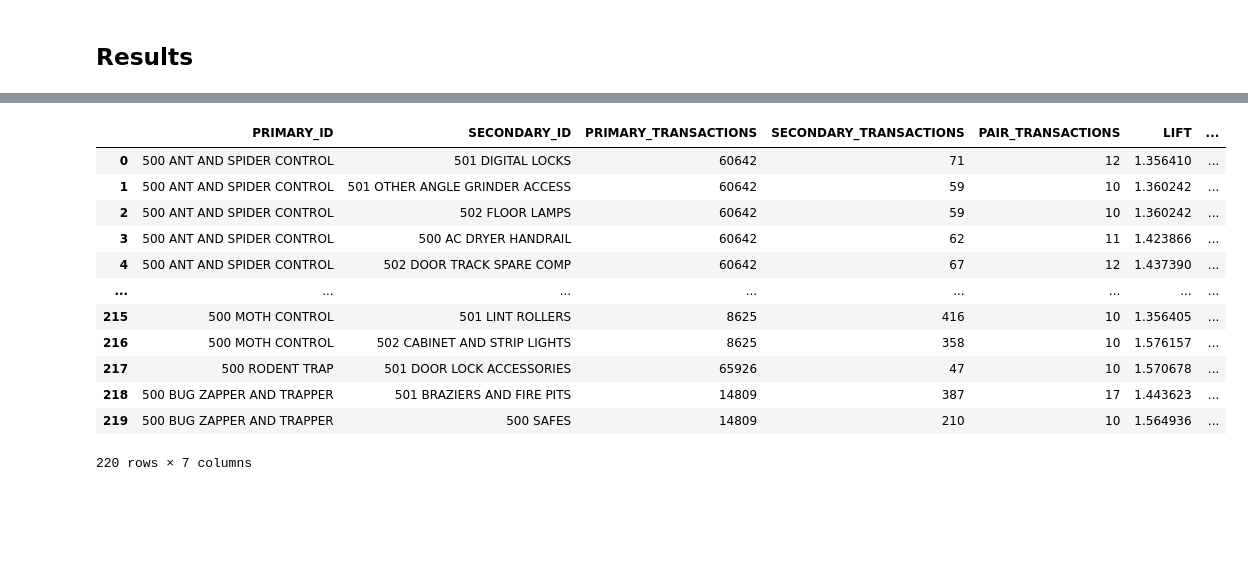
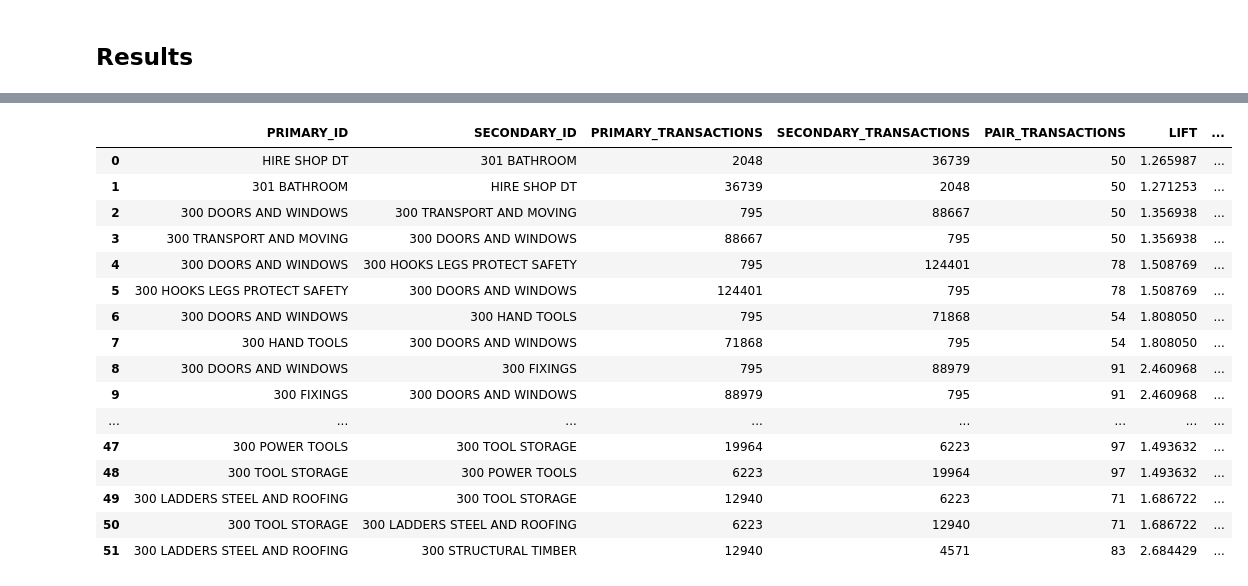
Before and after one commit to Meiji-Tran/Merch-Insights, a Jupyter notebook: NZ pest control & growing media/300 PEST CONTROL/Community detection/network.ipynb, the cells around one changed output, grey strips where cells are left out. Drawn from its saved outputs; the diff is of its cells as text; code cells hidden in the pictures; blank space fills up the shorter version.

Commit message:
pest control cross shop

```diff
--- a/NZ pest control & growing media/300 PEST CONTROL/Community detection/network.ipynb
+++ b/NZ pest control & growing media/300 PEST CONTROL/Community detection/network.ipynb
@@ -37,20 +35,15 @@ plt.show()
 # %% [markdown]
 ## Parameter Tuning
 # %%
-TRX_THRESHOLD = 10 # Min N frequent pairs
+TRX_THRESHOLD = 50 # Min N frequent pairs
 QUANTILE = 0.975 # Nth percentile of metric similarity
-TOP_N = 3 # top-N associated item classes per primary class
+TOP_N = 2 # top-N associated item classes per primary class
 RESO = 1 # >1.0 → more, smaller communities
 METRIC = 'LIFT' # LIFT or JACCARD
 # %% [markdown]
 ## Working
 # %%
-# filtered_df = df
-
-filtered_df = df[
-    df['PRIMARY_ID'].isin(target_item_class['ITEM_CLASS_NAME']) &
-    ~df['SECONDARY_ID'].isin(target_item_class['ITEM_CLASS_NAME'])
-]
+filtered_df = df[(df['PRIMARY_ID'] != '300 PEST CONTROL' ) & ( df['SECONDARY_ID']!='300 PEST CONTROL')]
 
 filtered_df = filtered_df[filtered_df['PAIR_TRANSACTIONS'] >= TRX_THRESHOLD]
 threshold = filtered_df[METRIC].quantile(QUANTILE)
@@ -176,24 +173,33 @@ fig.show()
 # %%
 # Merge community partition info with filtered edges
 partition_df = pd.DataFrame.from_dict(partition, orient='index', columns=['segment']).reset_index()
 partition_df.rename(columns={'index': 'PRIMARY_ID'}, inplace=True)
 
 # Merge and deduplicate
 labelled_df = filtered_df.merge(partition_df, on='PRIMARY_ID', how='left')
 labelled_df = labelled_df[['PRIMARY_ID', 'SECONDARY_ID', 'PRIMARY_TRANSACTIONS', 'SECONDARY_TRANSACTIONS', 'PAIR_TRANSACTIONS', METRIC, 'segment']].drop_duplicates()
 labelled_df = labelled_df.sort_values(by=['segment', METRIC]).reset_index(drop=True)
-labelled_df
+
+# Expand display limits
+pd.set_option('display.max_rows', None)
+pd.set_option('display.max_columns', None)
+pd.set_option('display.width', None)
+display(labelled_df)
 # %% [output]
 |  | PRIMARY_ID | SECONDARY_ID | PRIMARY_TRANSACTIONS | SECONDARY_TRANSACTIONS | PAIR_TRANSACTIONS | LIFT | ... |
-| 0 | 500 ANT AND SPIDER CONTROL | 501 DIGITAL LOCKS | 60642 | 71 | 12 | 1.356410 | ... |
-| 1 | 500 ANT AND SPIDER CONTROL | 501 OTHER ANGLE GRINDER ACCESS | 60642 | 59 | 10 | 1.360242 | ... |
-| 2 | 500 ANT AND SPIDER CONTROL | 502 FLOOR LAMPS | 60642 | 59 | 10 | 1.360242 | ... |
-| 3 | 500 ANT AND SPIDER CONTROL | 500 AC DRYER HANDRAIL | 60642 | 62 | 11 | 1.423866 | ... |
-| 4 | 500 ANT AND SPIDER CONTROL | 502 DOOR TRACK SPARE COMP | 60642 | 67 | 12 | 1.437390 | ... |
+| 0 | HIRE SHOP DT | 301 BATHROOM | 2048 | 36739 | 50 | 1.265987 | ... |
+| 1 | 301 BATHROOM | HIRE SHOP DT | 36739 | 2048 | 50 | 1.271253 | ... |
+| 2 | 300 DOORS AND WINDOWS | 300 TRANSPORT AND MOVING | 795 | 88667 | 50 | 1.356938 | ... |
+| 3 | 300 TRANSPORT AND MOVING | 300 DOORS AND WINDOWS | 88667 | 795 | 50 | 1.356938 | ... |
+| 4 | 300 DOORS AND WINDOWS | 300 HOOKS LEGS PROTECT SAFETY | 795 | 124401 | 78 | 1.508769 | ... |
+| 5 | 300 HOOKS LEGS PROTECT SAFETY | 300 DOORS AND WINDOWS | 124401 | 795 | 78 | 1.508769 | ... |
+| 6 | 300 DOORS AND WINDOWS | 300 HAND TOOLS | 795 | 71868 | 54 | 1.808050 | ... |
+| 7 | 300 HAND TOOLS | 300 DOORS AND WINDOWS | 71868 | 795 | 54 | 1.808050 | ... |
+| 8 | 300 DOORS AND WINDOWS | 300 FIXINGS | 795 | 88979 | 91 | 2.460968 | ... |
+| 9 | 300 FIXINGS | 300 DOORS AND WINDOWS | 88979 | 795 | 91 | 2.460968 | ... |
 | ... | ... | ... | ... | ... | ... | ... | ... |
-| 215 | 500 MOTH CONTROL | 501 LINT ROLLERS | 8625 | 416 | 10 | 1.356405 | ... |
-| 216 | 500 MOTH CONTROL | 502 CABINET AND STRIP LIGHTS | 8625 | 358 | 10 | 1.576157 | ... |
-| 217 | 500 RODENT TRAP | 501 DOOR LOCK ACCESSORIES | 65926 | 47 | 10 | 1.570678 | ... |
-| 218 | 500 BUG ZAPPER AND TRAPPER | 501 BRAZIERS AND FIRE PITS | 14809 | 387 | 17 | 1.443623 | ... |
-| 219 | 500 BUG ZAPPER AND TRAPPER | 500 SAFES | 14809 | 210 | 10 | 1.564936 | ... |
+| 47 | 300 POWER TOOLS | 300 TOOL STORAGE | 19964 | 6223 | 97 | 1.493632 | ... |
+| 48 | 300 TOOL STORAGE | 300 POWER TOOLS | 6223 | 19964 | 97 | 1.493632 | ... |
+| 49 | 300 LADDERS STEEL AND ROOFING | 300 TOOL STORAGE | 12940 | 6223 | 71 | 1.686722 | ... |
+| 50 | 300 TOOL STORAGE | 300 LADDERS STEEL AND ROOFING | 6223 | 12940 | 71 | 1.686722 | ... |
+| 51 | 300 LADDERS STEEL AND ROOFING | 300 STRUCTURAL TIMBER | 12940 | 4571 | 83 | 2.684429 | ... |
-220 rows × 7 columns
```
Also changed, not shown: parts of 4 cells of this notebook, 13 other files.
